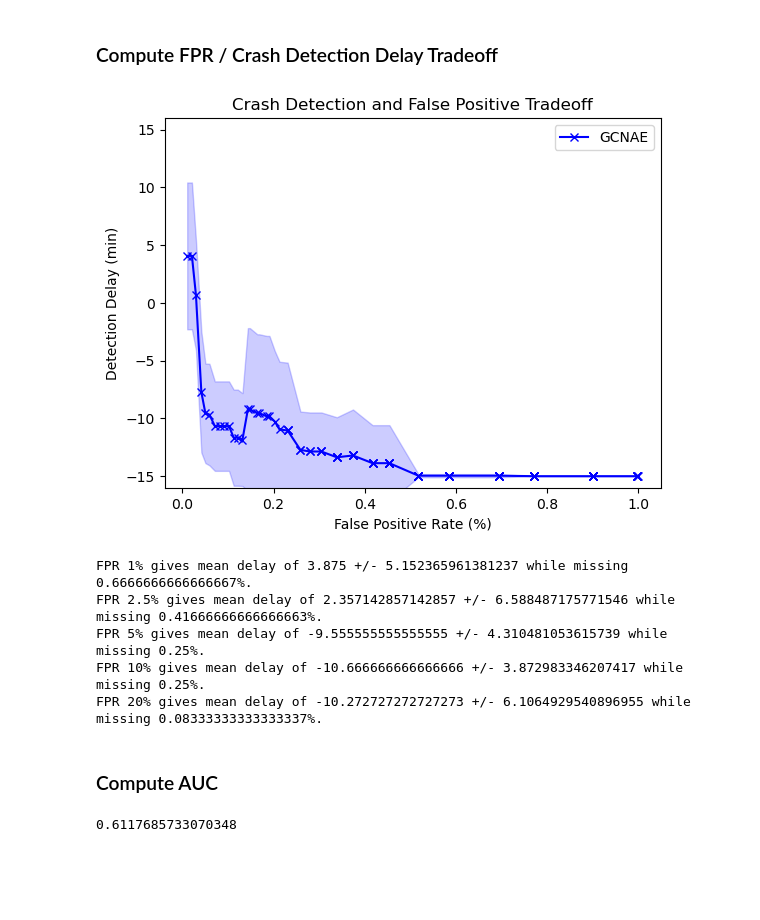
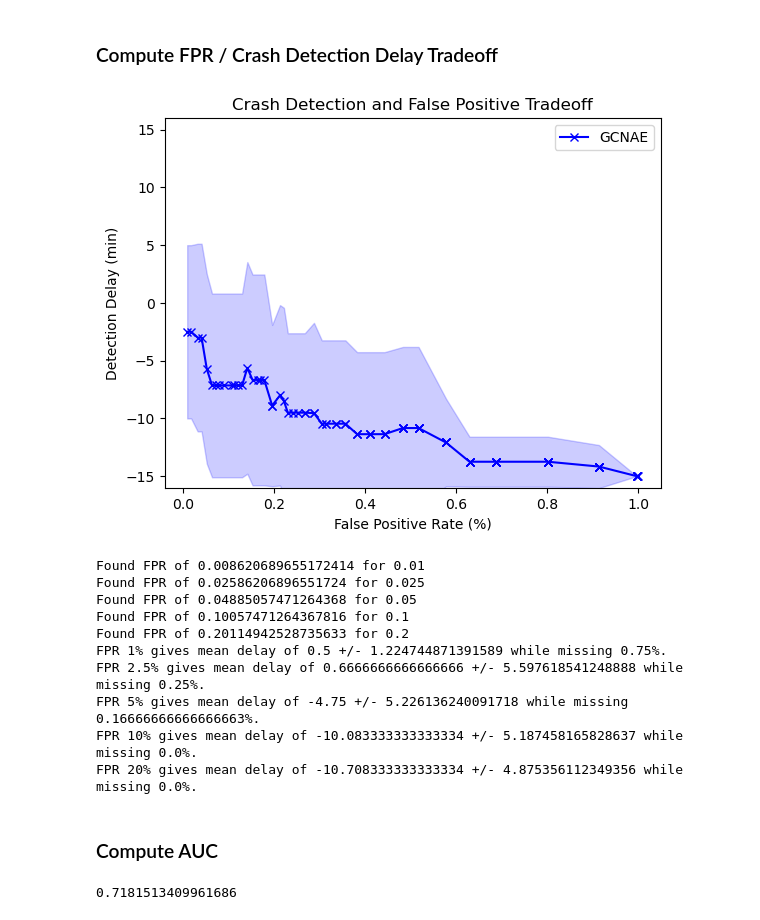
Before and after one commit to acoursey3/freeway-anomaly-detection, a Jupyter notebook: code/Data Subsampling Ablation.ipynb, the cells around one changed output. Saved outputs shown, nothing was run; the diff lists cells and outputs as text; code cells hidden in the pictures; blank space fills up the shorter version.

```diff
--- a/code/Data Subsampling Ablation.ipynb
+++ b/code/Data Subsampling Ablation.ipynb
@@ -25,7 +25,9 @@ granularities = {
     '5 minute': 10
 }
 
-granularity = granularities['2.5 minute']
+mins = 5
+
+granularity = granularities[f'{mins} minute']
 # %% [markdown]
 ### Time Series Sequencing
 # %%
@@ -105,7 +107,7 @@ torch.Size([196, 3])
 # %% [markdown]
 ### Model Training or Loading
 # %%
-using_pretrained = False
+using_pretrained = True
 # %%
 if not using_pretrained:
     ae, losses = train_gcnae(gcnaeparams=hyperparams, trainingparams=training_params, training_data=train_sequence, mse_weights=mse_weights, verbose=True)
@@ -180,41 +178,46 @@ crash_reported = move_to_slice(crash_reported, granularity)
 # %% [markdown]
 ### Compute FPR / Crash Detection Delay Tradeoff
 # %%
-delay_results = np.array(find_delays(thresh, test_errors, anomaly_labels, crash_reported, changed_sr=True))
+delay_results = np.array(find_delays(thresh, test_errors, anomaly_labels, crash_reported, changed_sr=True, sr=mins))
 # %%
 delay_df = pd.DataFrame(delay_results, columns=['FPR', 'Mean Delay', 'Std Delay', 'Found Percent'])
 delay_df.to_csv(f'./saved_results/gcnae_sub__{granularity}_fp_delay.csv')
 # %%
 x_values = delay_df['FPR']
-y_values = delay_df['Mean Delay'] / 2
-std_values = delay_df['Std Delay'] / 2
+y_values = delay_df['Mean Delay'] * mins
+std_values = delay_df['Std Delay'] * mins
 
 plt.plot(x_values, y_values, color='blue', label='GCNAE', marker='x')
 
 lower_bound = y_values - std_values  # 1.96 is the z-score for 95% confidence interval
 upper_bound = y_values + std_values
 
 plt.fill_between(x_values, lower_bound, upper_bound, color='blue', alpha=0.2)
 plt.ylim(-16, 16)
 # plt.xlim(-0.01,1)
 plt.xlabel("False Positive Rate (%)")
 plt.ylabel("Detection Delay (min)")
 plt.title("Crash Detection and False Positive Tradeoff")
 plt.legend()
 plt.show()
 # %% [output]
-[figure, old version]
+[figure, new version]
 # %%
 discrete_fp_delays(thresh, test_errors, anomaly_labels, crash_reported)
 # %% [output]
-FPR 1% gives mean delay of 3.875 +/- 5.152365961381237 while missing 0.6666666666666667%.
-FPR 2.5% gives mean delay of 2.357142857142857 +/- 6.588487175771546 while missing 0.41666666666666663%.
-FPR 5% gives mean delay of -9.555555555555555 +/- 4.310481053615739 while missing 0.25%.
-FPR 10% gives mean delay of -10.666666666666666 +/- 3.872983346207417 while missing 0.25%.
-FPR 20% gives mean delay of -10.272727272727273 +/- 6.1064929540896955 while missing 0.08333333333333337%.
+Found FPR of 0.008620689655172414 for 0.01
+Found FPR of 0.02586206896551724 for 0.025
+Found FPR of 0.04885057471264368 for 0.05
+Found FPR of 0.10057471264367816 for 0.1
+Found FPR of 0.20114942528735633 for 0.2
+FPR 1% gives mean delay of 0.5 +/- 1.224744871391589 while missing 0.75%.
+FPR 2.5% gives mean delay of 0.6666666666666666 +/- 5.597618541248888 while missing 0.25%.
+FPR 5% gives mean delay of -4.75 +/- 5.226136240091718 while missing 0.16666666666666663%.
+FPR 10% gives mean delay of -10.083333333333334 +/- 5.187458165828637 while missing 0.0%.
+FPR 20% gives mean delay of -10.708333333333334 +/- 4.875356112349356 while missing 0.0%.
 # %% [markdown]
 ### Compute AUC
 # %%
 calculate_auc(test_errors, anomaly_labels)
 # %% [output]
-0.6117685733070348
+0.7181513409961686
```
Also changed, not shown: parts of 3 cells of this notebook, 9 other files.
